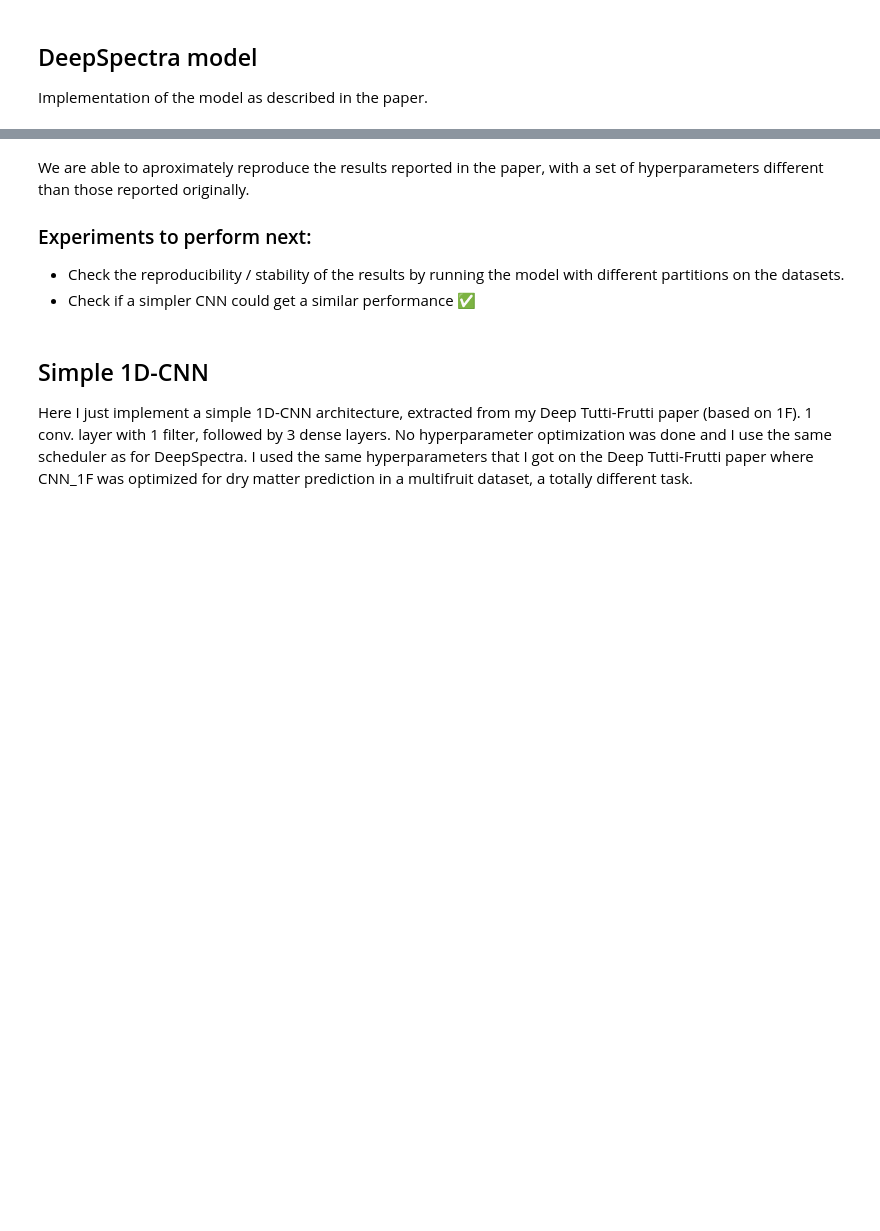
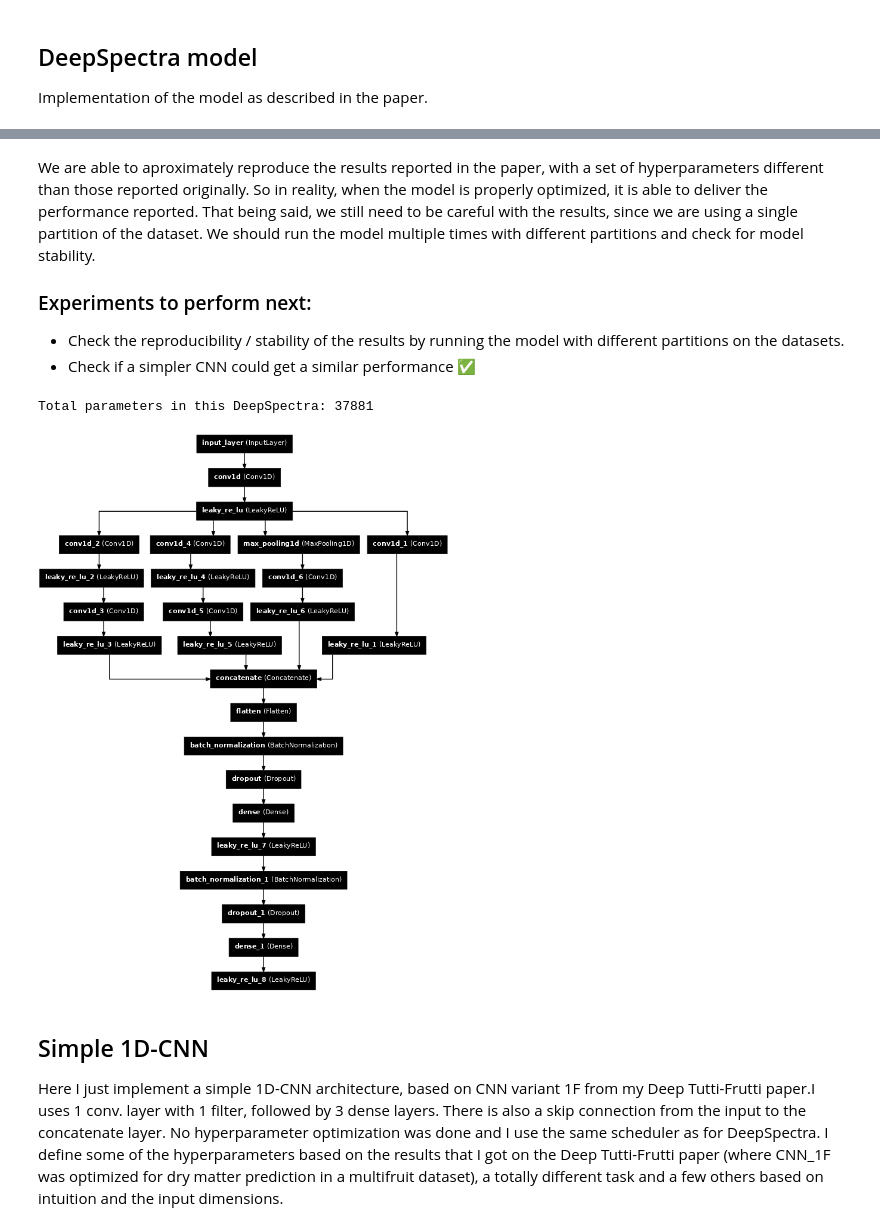
Before and after one commit to dario-passos/DeepLearning_for_VIS-NIR_Spectra, a Jupyter notebook: notebooks/DeepSpectra2019/DeepSpectra_model.ipynb, the cells around one changed output, grey strips where cells are left out. Saved outputs shown, nothing was run; the diff lists cells and outputs as text; code cells hidden in the pictures; blank space fills up the shorter version.

```diff
--- a/notebooks/DeepSpectra2019/DeepSpectra_model.ipynb
+++ b/notebooks/DeepSpectra2019/DeepSpectra_model.ipynb
@@ -1096,11 +841,19 @@ Fit result: Y= 1.1087554406014049  +  0.8699010802966813  * X
 # %% [markdown]
-We are able to aproximately reproduce the results reported in the paper, with a set of hyperparameters different than those reported originally.
+We are able to aproximately reproduce the results reported in the paper, with a set of hyperparameters different than those reported originally. So in reality, when the model is properly optimized, it is able to deliver the performance reported. That being said, we still need to be careful with the results, since we are using a single partition of the dataset. We should run the model multiple times with different partitions and check for model stability.
 
 ### Experiments to perform next:
 - Check the reproducibility / stability of the results by running the model with different partitions on the datasets.
 - Check if a simpler CNN could get a similar performance ✅
+# %%
+## Print number of parameters in model2
+print(f'Total parameters in this DeepSpectra: {model2.count_params()}')
+## Plot model2 architecture
+keras.utils.plot_model(model2, rankdir='TB', show_shapes=False, show_layer_names=True, dpi=50)
+# %% [output]
+Total parameters in this DeepSpectra: 37881
+[figure, added]
 # %% [markdown]
 ## Simple 1D-CNN
 
-Here I just implement a simple 1D-CNN architecture, extracted from my Deep Tutti-Frutti paper (based on 1F). 1 conv. layer with 1 filter, followed by 3 dense layers. No hyperparameter optimization was done and I use the same scheduler as for DeepSpectra. I used the same hyperparameters that I got on the Deep Tutti-Frutti paper where CNN_1F was optimized for dry matter prediction in a multifruit dataset, a totally different task.
+Here I just implement a simple 1D-CNN architecture, based on CNN variant 1F from my Deep Tutti-Frutti paper.I uses 1 conv. layer with 1 filter, followed by 3 dense layers. There is also a skip connection from the input to the concatenate layer. No hyperparameter optimization was done and I use the same scheduler as for DeepSpectra. I define some of the hyperparameters based on the results that I got on the Deep Tutti-Frutti paper (where CNN_1F was optimized for dry matter prediction in a multifruit dataset), a totally different task and a few others based on intuition and the input dimensions.
 # %%
```
Also changed, not shown: parts of 20 cells of this notebook, 1 other file.
